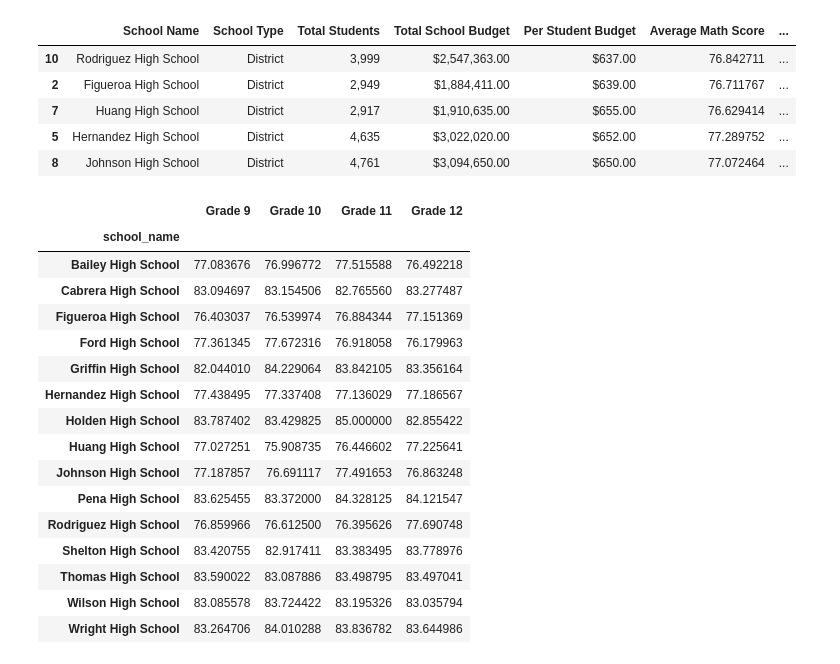
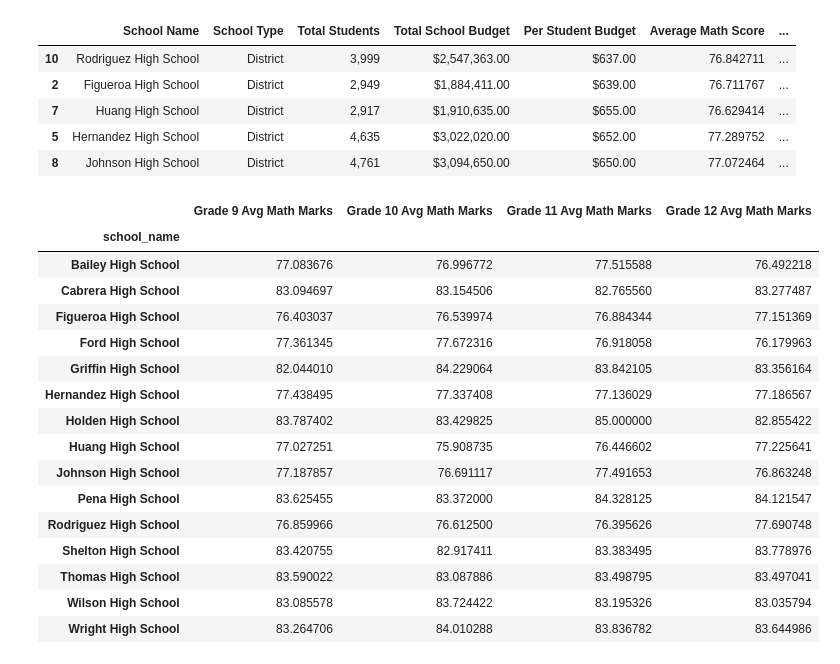
Before and after one commit to JimKTran/UofT-BCS-Pandas-Challenge, a Jupyter notebook: PyCitySchools/PyCitySchools.ipynb, the cells around one changed output. Drawn from its saved outputs; the diff is of its cells as text; code cells hidden in the pictures.

```diff
--- a/PyCitySchools/PyCitySchools.ipynb
+++ b/PyCitySchools/PyCitySchools.ipynb
@@ -192,6 +192,32 @@ grade10_math_scores = (students.loc[students["grade"] == "10th"]).groupby("schoo
 grade11_math_scores = (students.loc[students["grade"] == "11th"]).groupby("school_name")["math_score"].mean()
 grade12_math_scores = (students.loc[students["grade"] == "12th"]).groupby("school_name")["math_score"].mean()
 #grade12_math_scores
+# %%
+# Collect all require student math marks df by grade by school and place in a summary dataframe
+math_scores_per_grade_summary_df = pd.DataFrame({"Grade 9 Avg Math Marks": grade9_math_scores,
+                                         "Grade 10 Avg Math Marks": grade10_math_scores,
+                                         "Grade 11 Avg Math Marks": grade11_math_scores,
+                                         "Grade 12 Avg Math Marks": grade12_math_scores
+                                          })
+math_scores_per_grade_summary_df
+# %% [output]
+|  | Grade 9 Avg Math Marks | Grade 10 Avg Math Marks | Grade 11 Avg Math Marks | Grade 12 Avg Math Marks |
+| school_name |  |  |  |  |
+| Bailey High School | 77.083676 | 76.996772 | 77.515588 | 76.492218 |
+| Cabrera High School | 83.094697 | 83.154506 | 82.765560 | 83.277487 |
+| Figueroa High School | 76.403037 | 76.539974 | 76.884344 | 77.151369 |
+| Ford High School | 77.361345 | 77.672316 | 76.918058 | 76.179963 |
+| Griffin High School | 82.044010 | 84.229064 | 83.842105 | 83.356164 |
+| Hernandez High School | 77.438495 | 77.337408 | 77.136029 | 77.186567 |
+| Holden High School | 83.787402 | 83.429825 | 85.000000 | 82.855422 |
+| Huang High School | 77.027251 | 75.908735 | 76.446602 | 77.225641 |
+| Johnson High School | 77.187857 | 76.691117 | 77.491653 | 76.863248 |
+| Pena High School | 83.625455 | 83.372000 | 84.328125 | 84.121547 |
+| Rodriguez High School | 76.859966 | 76.612500 | 76.395626 | 77.690748 |
+| Shelton High School | 83.420755 | 82.917411 | 83.383495 | 83.778976 |
+| Thomas High School | 83.590022 | 83.087886 | 83.498795 | 83.497041 |
+| Wilson High School | 83.085578 | 83.724422 | 83.195326 | 83.035794 |
+| Wright High School | 83.264706 | 84.010288 | 83.836782 | 83.644986 |
 # %%
 # Reading Scores by Grade
 # Create a table that lists the average Reading Score for students of each grade level (9th, 10th, 11th, 12th) at each school.
@@ -201,28 +227,10 @@ grade11_reading_scores = (students.loc[students["grade"] == "11th"]).groupby("sc
 grade12_reading_scores = (students.loc[students["grade"] == "12th"]).groupby("school_name")["reading_score"].mean()
 #grade12_reading_scores
 # %%
-# Collect all require student math marks by grade by school and place in a summary dataframe
-math_scores_per_grade_summary_df = pd.DataFrame({"Grade 9": grade9_math_scores,
-                                         "Grade 10": grade10_math_scores,
-                                         "Grade 11": grade11_math_scores,
-                                         "Grade 12": grade12_math_scores
+# Collect all require student reading marks df by grade by school and place in a summary dataframe
+reading_scores_per_grade_summary_df = pd.DataFrame({"Grade 9 Reading Avg": grade9_reading_scores,
+                                         "Grade 10 Avg Reading Avg": grade10_reading_scores,
+                                         "Grade 11 Avg Reading Avg": grade11_reading_scores,
+                                         "Grade 12 Avg Reading Avg": grade12_reading_scores
                                           })
-math_scores_per_grade_summary_df
+reading_scores_per_grade_summary_df
-# %% [output]
-|  | Grade 9 | Grade 10 | Grade 11 | Grade 12 |
-| school_name |  |  |  |  |
-| Bailey High School | 77.083676 | 76.996772 | 77.515588 | 76.492218 |
-| Cabrera High School | 83.094697 | 83.154506 | 82.765560 | 83.277487 |
-| Figueroa High School | 76.403037 | 76.539974 | 76.884344 | 77.151369 |
-| Ford High School | 77.361345 | 77.672316 | 76.918058 | 76.179963 |
-| Griffin High School | 82.044010 | 84.229064 | 83.842105 | 83.356164 |
-| Hernandez High School | 77.438495 | 77.337408 | 77.136029 | 77.186567 |
-| Holden High School | 83.787402 | 83.429825 | 85.000000 | 82.855422 |
-| Huang High School | 77.027251 | 75.908735 | 76.446602 | 77.225641 |
-| Johnson High School | 77.187857 | 76.691117 | 77.491653 | 76.863248 |
-| Pena High School | 83.625455 | 83.372000 | 84.328125 | 84.121547 |
-| Rodriguez High School | 76.859966 | 76.612500 | 76.395626 | 77.690748 |
-| Shelton High School | 83.420755 | 82.917411 | 83.383495 | 83.778976 |
-| Thomas High School | 83.590022 | 83.087886 | 83.498795 | 83.497041 |
-| Wilson High School | 83.085578 | 83.724422 | 83.195326 | 83.035794 |
-| Wright High School | 83.264706 | 84.010288 | 83.836782 | 83.644986 |
```
Also changed, not shown: parts of 1 cell of this notebook.
